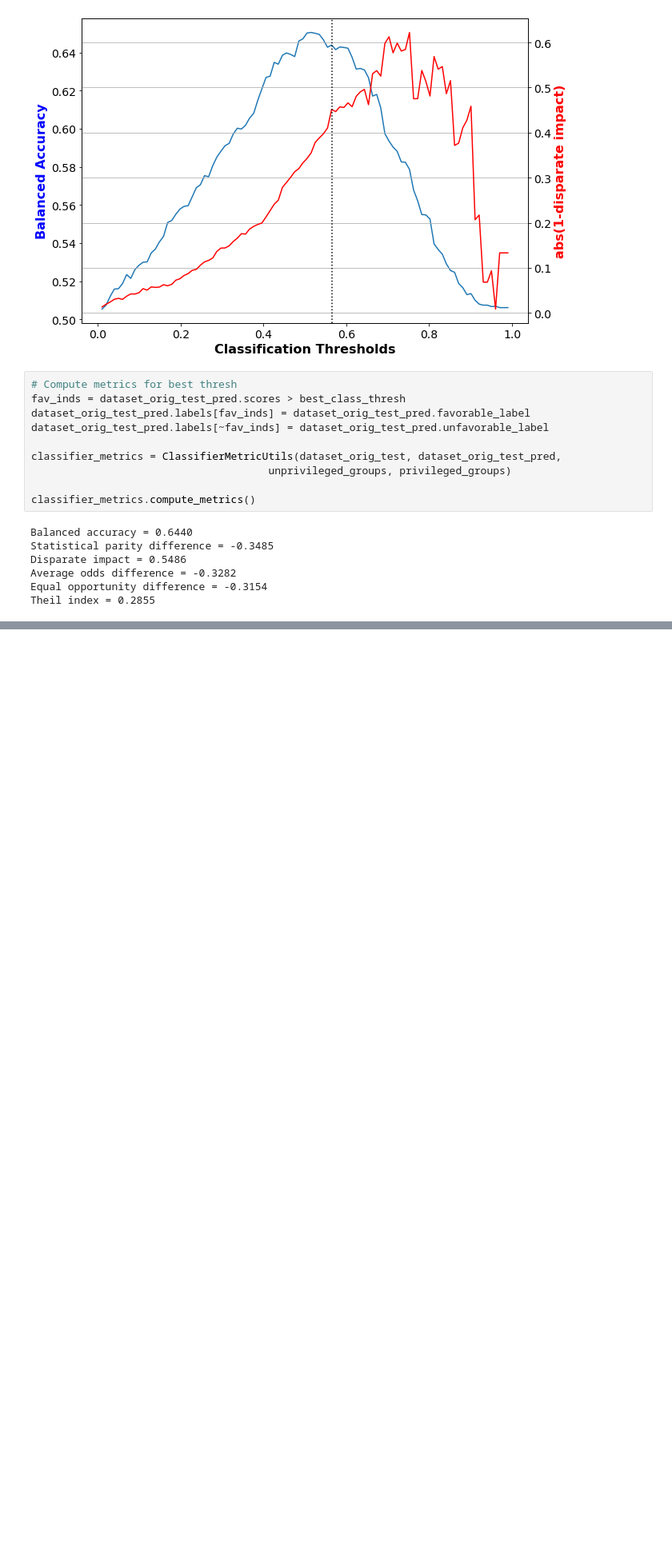
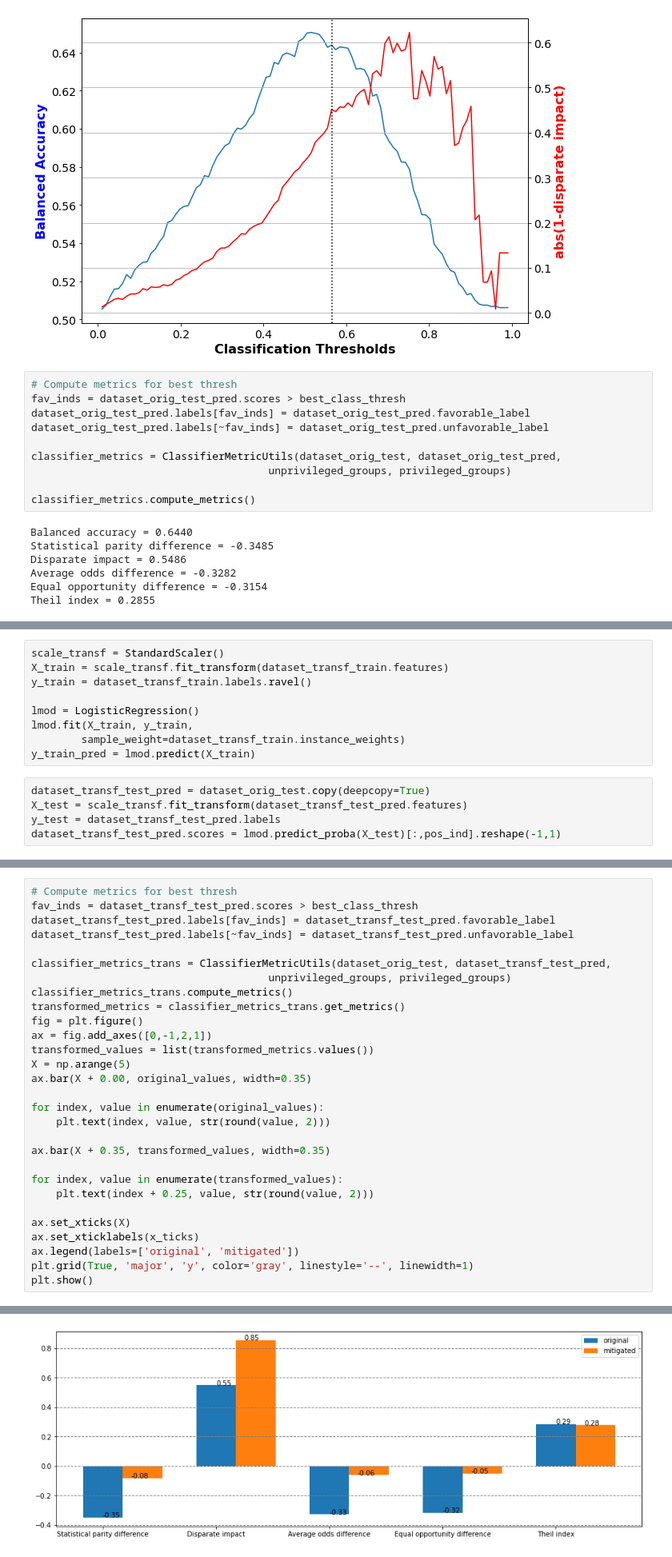
Before and after one commit to AlexanderZellner/aiFora, a Jupyter notebook: notebooks/compas/lr_classifier.ipynb, the cells around one changed output, grey strips where cells are left out. Shown at 80% size. Drawn from its saved outputs; the diff is of its cells as text; blank space fills up the shorter version.

```diff
--- a/notebooks/compas/lr_classifier.ipynb
+++ b/notebooks/compas/lr_classifier.ipynb
@@ -195,0 +205,14 @@ AttributeError: module 'aif360.utils.common_utils' has no attribute 'get_metric'
+# %%
+scale_transf = StandardScaler()
+X_train = scale_transf.fit_transform(dataset_transf_train.features)
+y_train = dataset_transf_train.labels.ravel()
+
+lmod = LogisticRegression()
+lmod.fit(X_train, y_train,
+        sample_weight=dataset_transf_train.instance_weights)
+y_train_pred = lmod.predict(X_train)
+# %%
+dataset_transf_test_pred = dataset_orig_test.copy(deepcopy=True)
+X_test = scale_transf.fit_transform(dataset_transf_test_pred.features)
+y_test = dataset_transf_test_pred.labels
+dataset_transf_test_pred.scores = lmod.predict_proba(X_test)[:,pos_ind].reshape(-1,1)
@@ -195,0 +253,30 @@ AttributeError: module 'aif360.utils.common_utils' has no attribute 'get_metric'
+# %%
+# Compute metrics for best thresh
+fav_inds = dataset_transf_test_pred.scores > best_class_thresh
+dataset_transf_test_pred.labels[fav_inds] = dataset_transf_test_pred.favorable_label
+dataset_transf_test_pred.labels[~fav_inds] = dataset_transf_test_pred.unfavorable_label
+
+classifier_metrics_trans = ClassifierMetricUtils(dataset_orig_test, dataset_transf_test_pred,
+                                      unprivileged_groups, privileged_groups)
+classifier_metrics_trans.compute_metrics()
+transformed_metrics = classifier_metrics_trans.get_metrics()
+fig = plt.figure()
+ax = fig.add_axes([0,-1,2,1])
+transformed_values = list(transformed_metrics.values())
+X = np.arange(5)
+ax.bar(X + 0.00, original_values, width=0.35)
+
+for index, value in enumerate(original_values):
+    plt.text(index, value, str(round(value, 2)))
+
+ax.bar(X + 0.35, transformed_values, width=0.35)
+
+for index, value in enumerate(transformed_values):
+    plt.text(index + 0.25, value, str(round(value, 2)))
+
+ax.set_xticks(X)
+ax.set_xticklabels(x_ticks)
+ax.legend(labels=['original', 'mitigated'])
+plt.grid(True, 'major', 'y', color='gray', linestyle='--', linewidth=1)
+plt.show()
+# %% [output]
@@ -195,0 +289 @@ AttributeError: module 'aif360.utils.common_utils' has no attribute 'get_metric'
+[figure, added]
```
Also changed, not shown: parts of 9 cells of this notebook.
